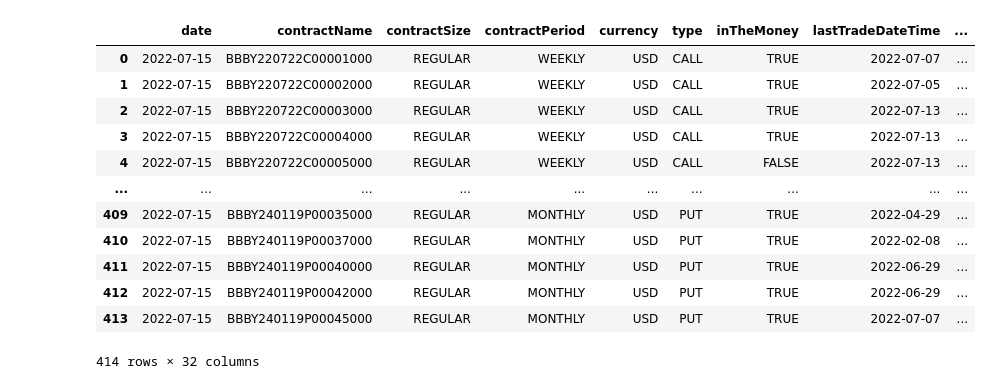
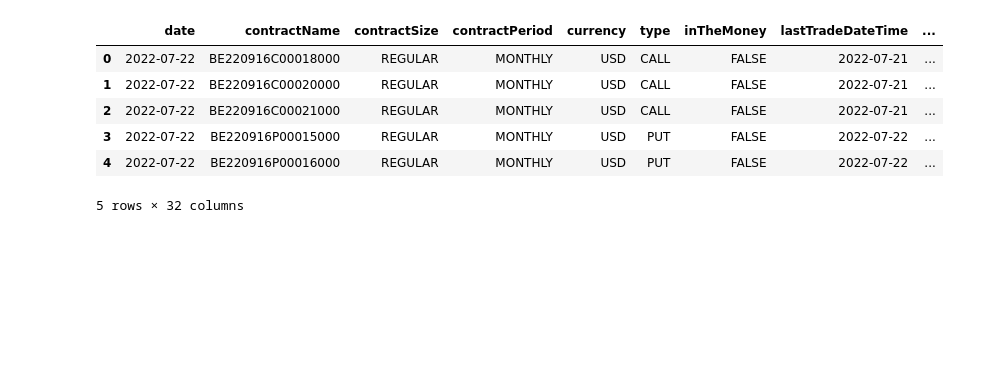
Before and after one commit to andermy/yahooScraper, a Jupyter notebook: test.ipynb, the cells around one changed output. Drawn from its saved outputs; the diff is of its cells as text; code cells hidden in the pictures; blank space fills up the shorter version.

```diff
--- a/test.ipynb
+++ b/test.ipynb
@@ -76,20 +19,14 @@ for sym in symbols:
 # %%
-o = i.Options('BBBY')
+o = i.Options('BE')
 o.options
 # %% [output]
 |  | date | contractName | contractSize | contractPeriod | currency | type | inTheMoney | lastTradeDateTime | ... |
-| 0 | 2022-07-15 | BBBY220722C00001000 | REGULAR | WEEKLY | USD | CALL | TRUE | 2022-07-07 | ... |
-| 1 | 2022-07-15 | BBBY220722C00002000 | REGULAR | WEEKLY | USD | CALL | TRUE | 2022-07-05 | ... |
-| 2 | 2022-07-15 | BBBY220722C00003000 | REGULAR | WEEKLY | USD | CALL | TRUE | 2022-07-13 | ... |
-| 3 | 2022-07-15 | BBBY220722C00004000 | REGULAR | WEEKLY | USD | CALL | TRUE | 2022-07-13 | ... |
-| 4 | 2022-07-15 | BBBY220722C00005000 | REGULAR | WEEKLY | USD | CALL | FALSE | 2022-07-13 | ... |
-| ... | ... | ... | ... | ... | ... | ... | ... | ... | ... |
-| 409 | 2022-07-15 | BBBY240119P00035000 | REGULAR | MONTHLY | USD | PUT | TRUE | 2022-04-29 | ... |
-| 410 | 2022-07-15 | BBBY240119P00037000 | REGULAR | MONTHLY | USD | PUT | TRUE | 2022-02-08 | ... |
-| 411 | 2022-07-15 | BBBY240119P00040000 | REGULAR | MONTHLY | USD | PUT | TRUE | 2022-06-29 | ... |
-| 412 | 2022-07-15 | BBBY240119P00042000 | REGULAR | MONTHLY | USD | PUT | TRUE | 2022-06-29 | ... |
-| 413 | 2022-07-15 | BBBY240119P00045000 | REGULAR | MONTHLY | USD | PUT | TRUE | 2022-07-07 | ... |
+| 0 | 2022-07-22 | BE220916C00018000 | REGULAR | MONTHLY | USD | CALL | FALSE | 2022-07-21 | ... |
+| 1 | 2022-07-22 | BE220916C00020000 | REGULAR | MONTHLY | USD | CALL | FALSE | 2022-07-21 | ... |
+| 2 | 2022-07-22 | BE220916C00021000 | REGULAR | MONTHLY | USD | CALL | FALSE | 2022-07-21 | ... |
+| 3 | 2022-07-22 | BE220916P00015000 | REGULAR | MONTHLY | USD | PUT | FALSE | 2022-07-22 | ... |
+| 4 | 2022-07-22 | BE220916P00016000 | REGULAR | MONTHLY | USD | PUT | FALSE | 2022-07-22 | ... |
-414 rows × 32 columns
+5 rows × 32 columns
 # %%
 s = o.returns
 #s[s.is_won].plot.scatter(x='probability', y='return')
```
Also changed, not shown: parts of 19 cells of this notebook, 4 other files.
